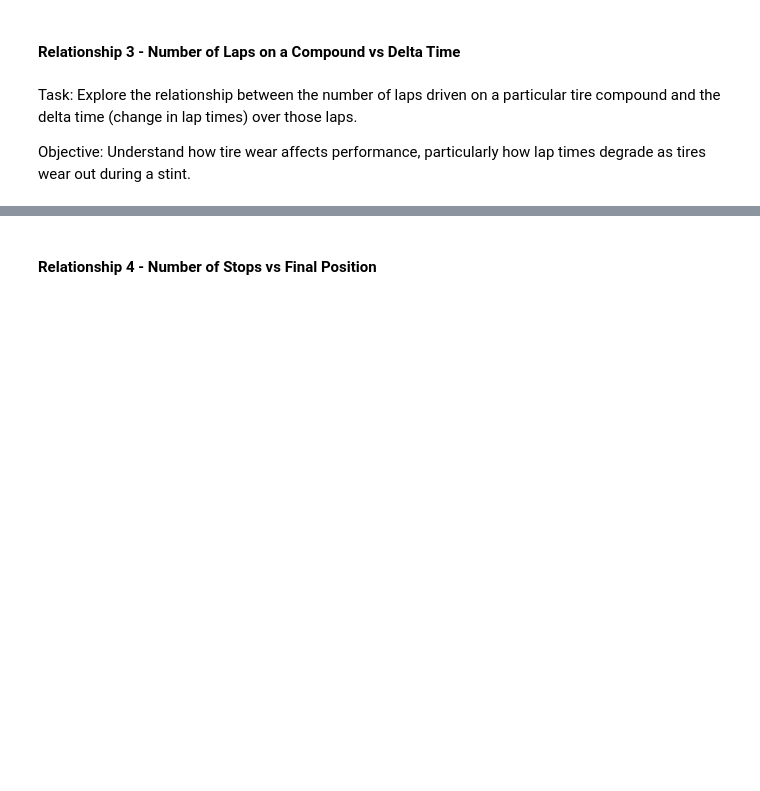
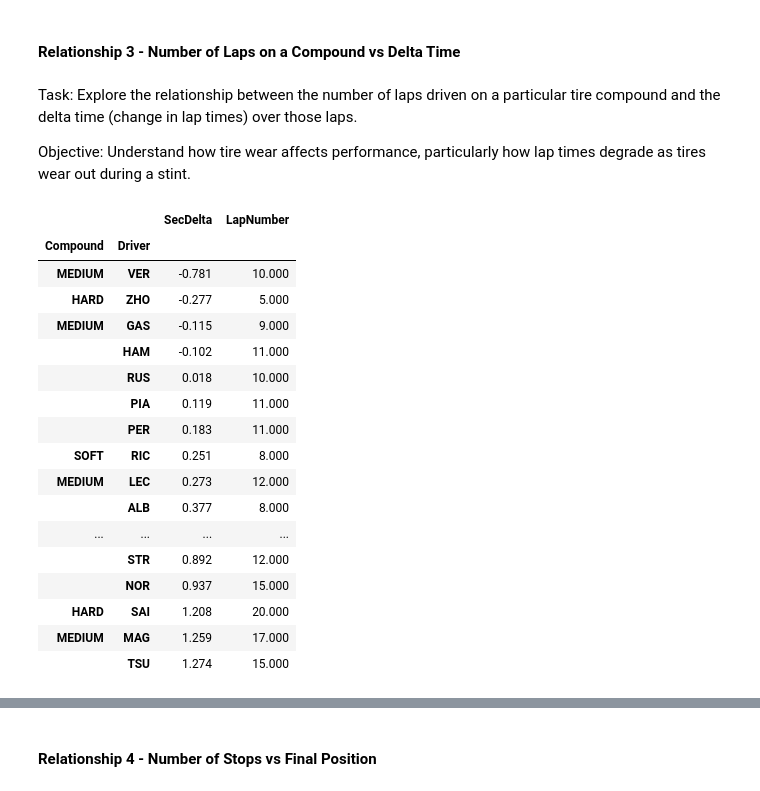
Before and after one commit to MyNameIsCalvinDavis/Data-Science, a Jupyter notebook: F1/F1.ipynb, the cells around one changed output, grey strips where cells are left out. Cells and saved outputs as stored; diff of their text form; code cells hidden in the pictures; blank space fills up the shorter version.

```diff
--- a/F1/F1.ipynb
+++ b/F1/F1.ipynb
@@ -1421,3 +1441,32 @@ sns.barplot(data=lapsgg, x="Compound", y="value", hue="variable", palette=colors
 Task: Explore the relationship between the number of laps driven on a particular tire compound and the delta time (change in lap times) over those laps.
 
 Objective: Understand how tire wear affects performance, particularly how lap times degrade as tires wear out during a stint.
+# %%
+lapsg = laps[laps["Stint"] == 1][["Driver", "Sec", "Compound", "LapNumber"]] \
+            .groupby(["Compound", "Driver"]).agg([lambda x: x.iloc[1], lambda y: y.iloc[-2]])
+lapsg.columns = ["_".join(x) for x in lapsg.columns.ravel()] #lapsg.columns.droplevel(1)
+lapsg = lapsg.drop(columns=["LapNumber_<lambda_0>"]).rename(columns={"LapNumber_<lambda_1>":"LapNumber"})
+lapsg["LapNumber"] += 1
+lapsg["SecDelta"] = lapsg["Sec_<lambda_0>"] - lapsg["Sec_<lambda_1>"]
+lapsg = lapsg.sort_values("SecDelta").reset_index()
+lapsg["CD"] = lapsg["Compound"] + "_" + lapsg["Driver"]
+lapsg[["Compound", "Driver", "SecDelta", "LapNumber"]].set_index(["Compound", "Driver"])
+# %% [output]
+|  |  | SecDelta | LapNumber |
+| Compound | Driver |  |  |
+| MEDIUM | VER | -0.781 | 10.000 |
+| HARD | ZHO | -0.277 | 5.000 |
+| MEDIUM | GAS | -0.115 | 9.000 |
+|  | HAM | -0.102 | 11.000 |
+|  | RUS | 0.018 | 10.000 |
+|  | PIA | 0.119 | 11.000 |
+|  | PER | 0.183 | 11.000 |
+| SOFT | RIC | 0.251 | 8.000 |
+| MEDIUM | LEC | 0.273 | 12.000 |
+|  | ALB | 0.377 | 8.000 |
+| ... | ... | ... | ... |
+|  | STR | 0.892 | 12.000 |
+|  | NOR | 0.937 | 15.000 |
+| HARD | SAI | 1.208 | 20.000 |
+| MEDIUM | MAG | 1.259 | 17.000 |
+|  | TSU | 1.274 | 15.000 |
```
Also changed, not shown: parts of 5 cells of this notebook.
